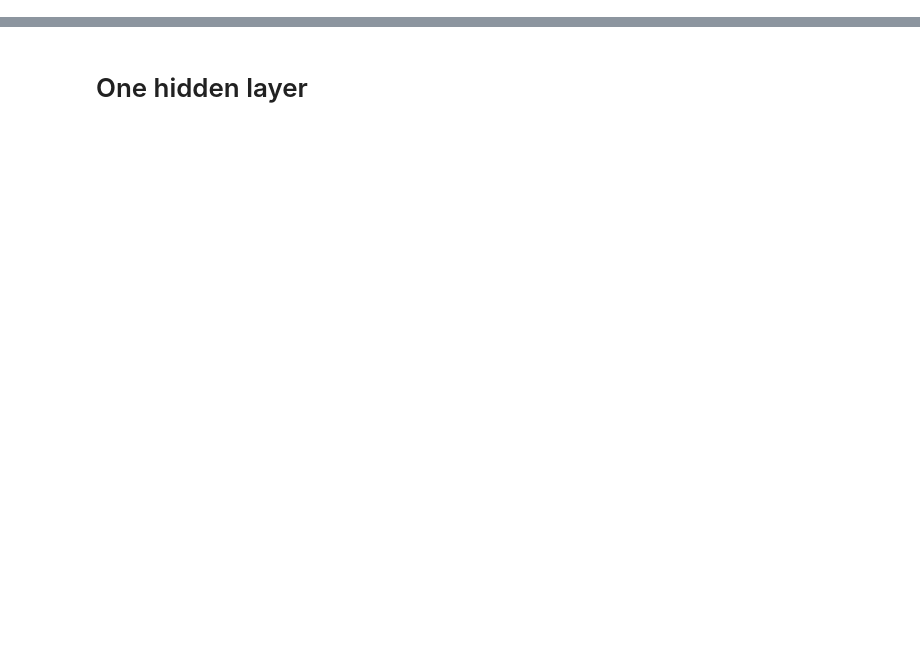
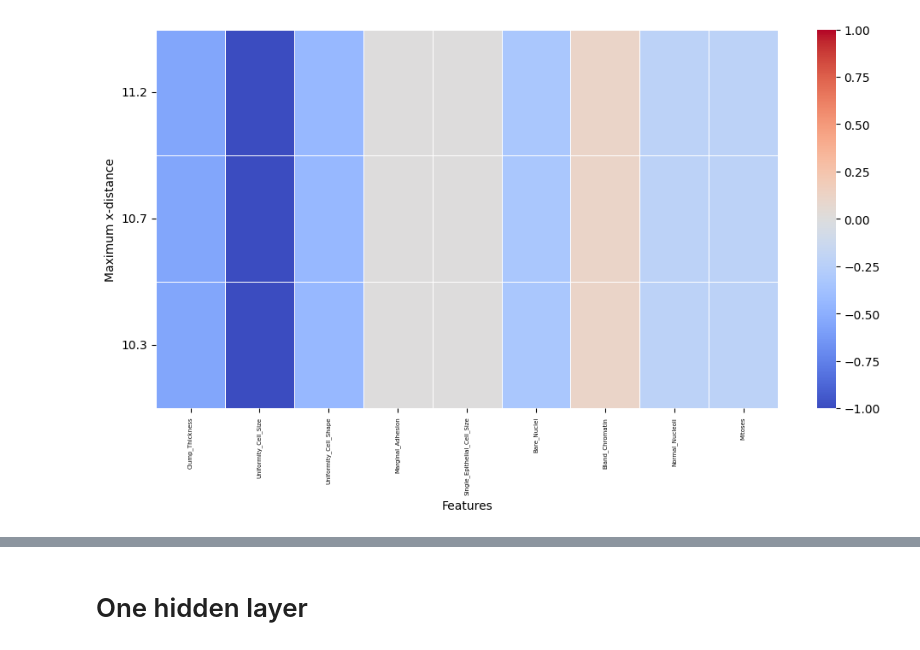
Before and after one commit to davhol02/Robust-Counterfactual-Decisions, a Jupyter notebook: pruebaClasificacion.ipynb, the cells around one changed output, grey strips where cells are left out. Cells and saved outputs as stored; diff of their text form; code cells hidden in the pictures; blank space fills up the shorter version.

```diff
--- a/pruebaClasificacion.ipynb
+++ b/pruebaClasificacion.ipynb
@@ -112,0 +178,4 @@ CASO SIN INCERTIDUMBRE CALCULADO
+# %%
+prueba.plot_heatmap(col_labels=col_names,epsList=[11.2,10.7,10.3],p=2,theta=0)
+# %% [output]
+[figure, added]
```
Also changed, not shown: parts of 21 cells of this notebook, 5 other files.
